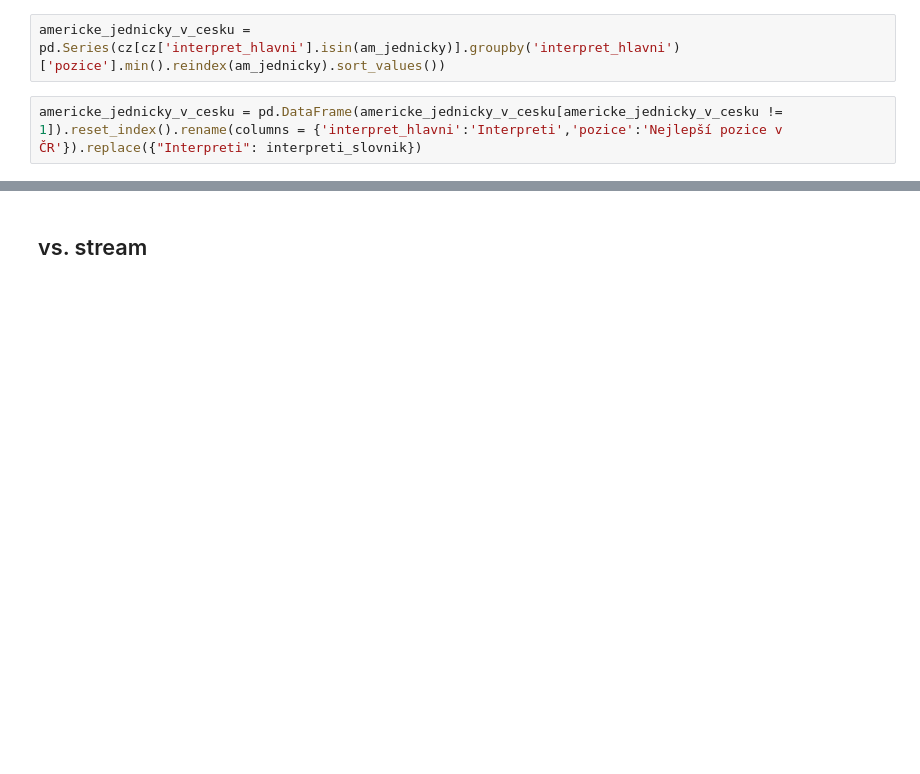
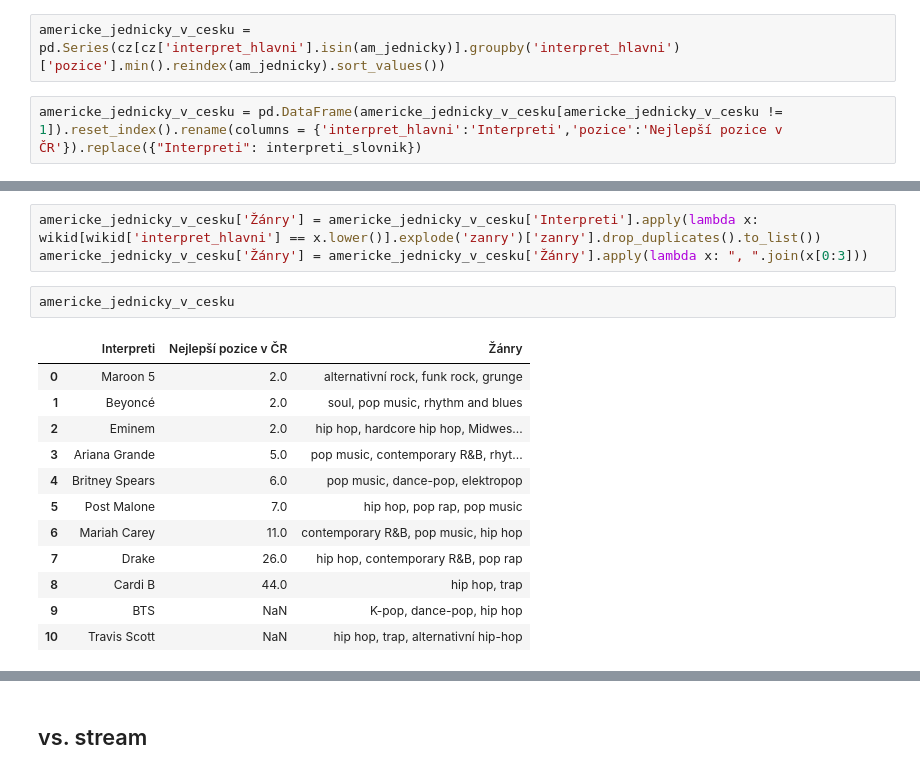
Before and after one commit to DataRozhlas/hitparady, a Jupyter notebook: 903 zpožděnost dramaturgie.ipynb, the cells around one changed output, grey strips where cells are left out. Drawn from its saved outputs; the diff is of its cells as text; blank space fills up the shorter version.

```diff
--- a/903 zpožděnost dramaturgie.ipynb
+++ b/903 zpožděnost dramaturgie.ipynb
@@ -120 +136,19 @@ americke_jednicky_v_cesku = pd.DataFrame(americke_jednicky_v_cesku[americke_jedn
+# %%
+americke_jednicky_v_cesku['Žánry'] = americke_jednicky_v_cesku['Interpreti'].apply(lambda x: wikid[wikid['interpret_hlavni'] == x.lower()].explode('zanry')['zanry'].drop_duplicates().to_list())
+americke_jednicky_v_cesku['Žánry'] = americke_jednicky_v_cesku['Žánry'].apply(lambda x: ", ".join(x[0:3]))
+# %%
+americke_jednicky_v_cesku
+# %% [output]
+|  | Interpreti | Nejlepší pozice v ČR | Žánry |
+| 0 | Maroon 5 | 2.0 | alternativní rock, funk rock, grunge |
+| 1 | Beyoncé | 2.0 | soul, pop music, rhythm and blues |
+| 2 | Eminem | 2.0 | hip hop, hardcore hip hop, Midwes... |
+| 3 | Ariana Grande | 5.0 | pop music, contemporary R&B, rhyt... |
+| 4 | Britney Spears | 6.0 | pop music, dance-pop, elektropop |
+| 5 | Post Malone | 7.0 | hip hop, pop rap, pop music |
+| 6 | Mariah Carey | 11.0 | contemporary R&B, pop music, hip hop |
+| 7 | Drake | 26.0 | hip hop, contemporary R&B, pop rap |
+| 8 | Cardi B | 44.0 | hip hop, trap |
+| 9 | BTS | NaN | K-pop, dance-pop, hip hop |
+| 10 | Travis Scott | NaN | hip hop, trap, alternativní hip-hop |
 # %%
```
Also changed, not shown: parts of 26 cells of this notebook, 53 other files.
